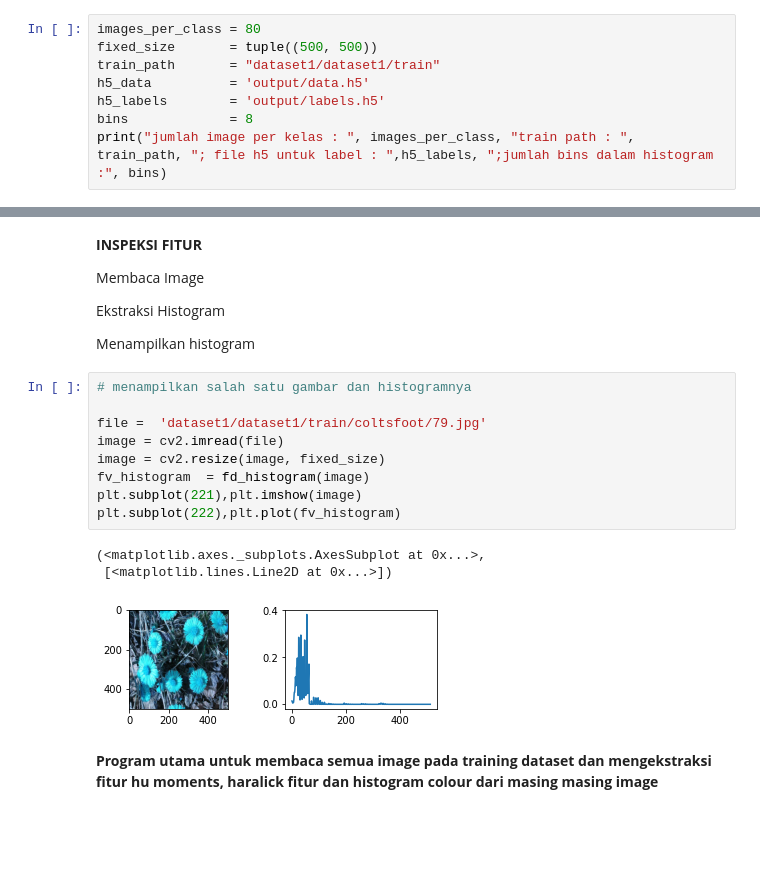
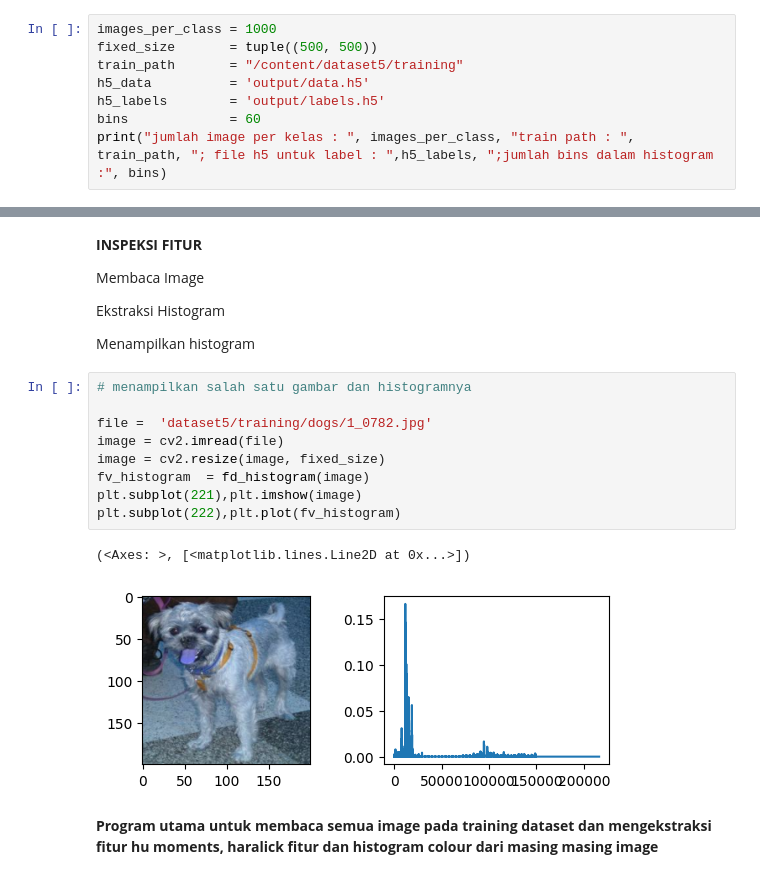
Before and after one commit to kikihaerani/Crud-Aplikasi-SpringBoot, a Jupyter notebook: Imgglobal.ipynb, the cells around one changed output, grey strips where cells are left out. Cells and saved outputs as stored; diff of their text form; blank space fills up the shorter version.

```diff
--- a/Imgglobal.ipynb
+++ b/Imgglobal.ipynb
@@ -123,10 +121,10 @@ Archive:  /content/dataset1.zip
 # %% [markdown]
 tentukan jumlah image per kelas, ukuran standard, nama folder di mana data training disimpan, output dan jumlah bins untuk histogram
 # %%
-images_per_class = 80
+images_per_class = 1000
 fixed_size       = tuple((500, 500))
-train_path       = "dataset1/dataset1/train"
+train_path       = "/content/dataset5/training"
 h5_data          = 'output/data.h5'
 h5_labels        = 'output/labels.h5'
-bins             = 8
+bins             = 60
 print("jumlah image per kelas : ", images_per_class, "train path : ", train_path, "; file h5 untuk label : ",h5_labels, ";jumlah bins dalam histogram :", bins)
@@ -192,16 +188,15 @@ Menampilkan histogram
 # %%
 # menampilkan salah satu gambar dan histogramnya
 
-file =  'dataset1/dataset1/train/coltsfoot/79.jpg'
+file =  'dataset5/training/dogs/1_0782.jpg'
 image = cv2.imread(file)
 image = cv2.resize(image, fixed_size)
 fv_histogram  = fd_histogram(image)
 plt.subplot(221),plt.imshow(image)
 plt.subplot(222),plt.plot(fv_histogram)
 # %% [output]
-(<matplotlib.axes._subplots.AxesSubplot at 0x...>,
- [<matplotlib.lines.Line2D at 0x...>])
+(<Axes: >, [<matplotlib.lines.Line2D at 0x...>])
-[figure, old version]
+[figure, new version]
 # %% [markdown]
 **Program utama untuk membaca semua image pada training dataset dan mengekstraksi fitur hu moments, haralick fitur dan histogram colour dari masing masing image**
 # %% [markdown]
```
Also changed, not shown: parts of 14 cells of this notebook.
